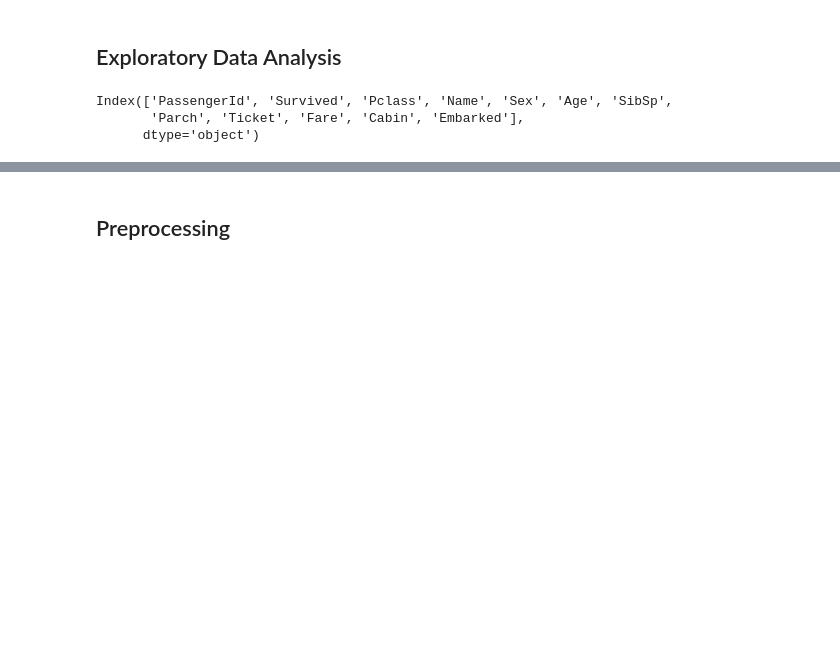
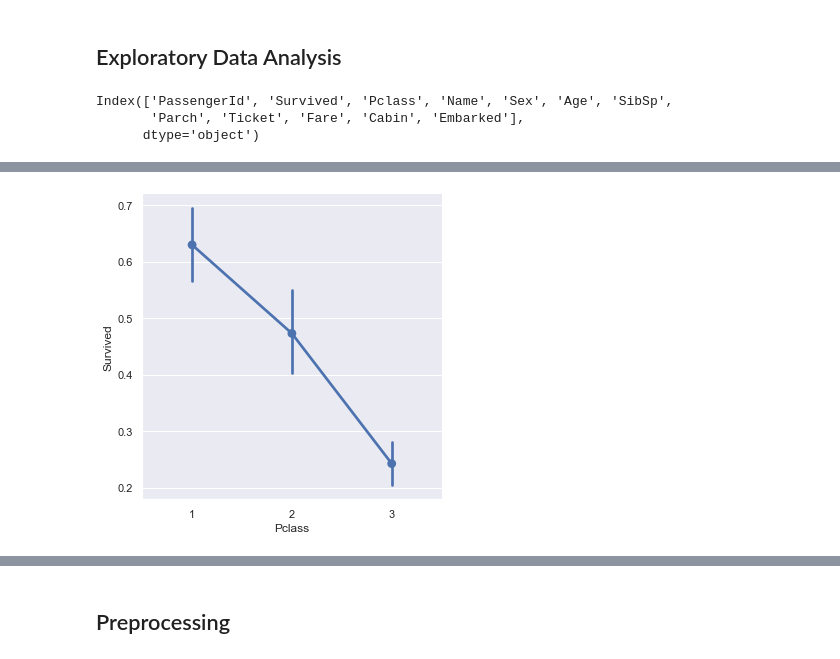
Before and after one commit to Sasafrass/kaggle, a Jupyter notebook: titanic/titanic_tutorial.ipynb, the cells around one changed output, grey strips where cells are left out. Drawn from its saved outputs; the diff is of its cells as text; code cells hidden in the pictures; blank space fills up the shorter version.

```diff
--- a/titanic/titanic_tutorial.ipynb
+++ b/titanic/titanic_tutorial.ipynb
@@ -51,0 +136,4 @@ train_df.boxplot()
+# %%
+sns.catplot('Pclass','Survived', kind='point', data=train_df);
+# %% [output]
+[figure, added]
```
Also changed, not shown: parts of 34 cells of this notebook.
